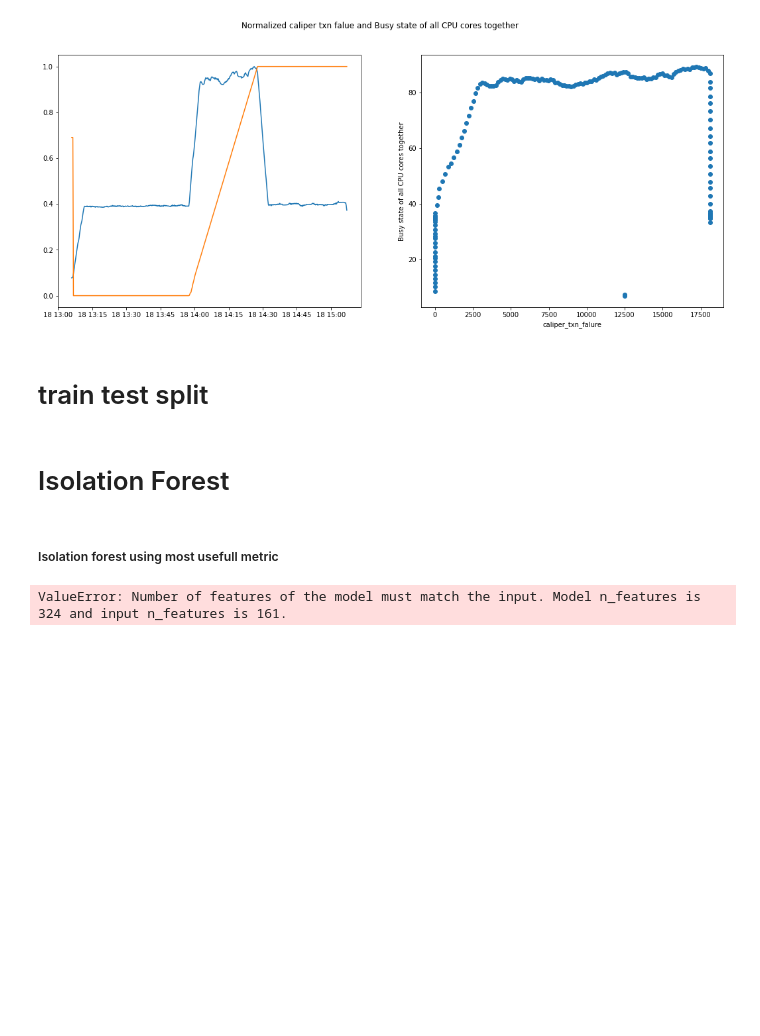
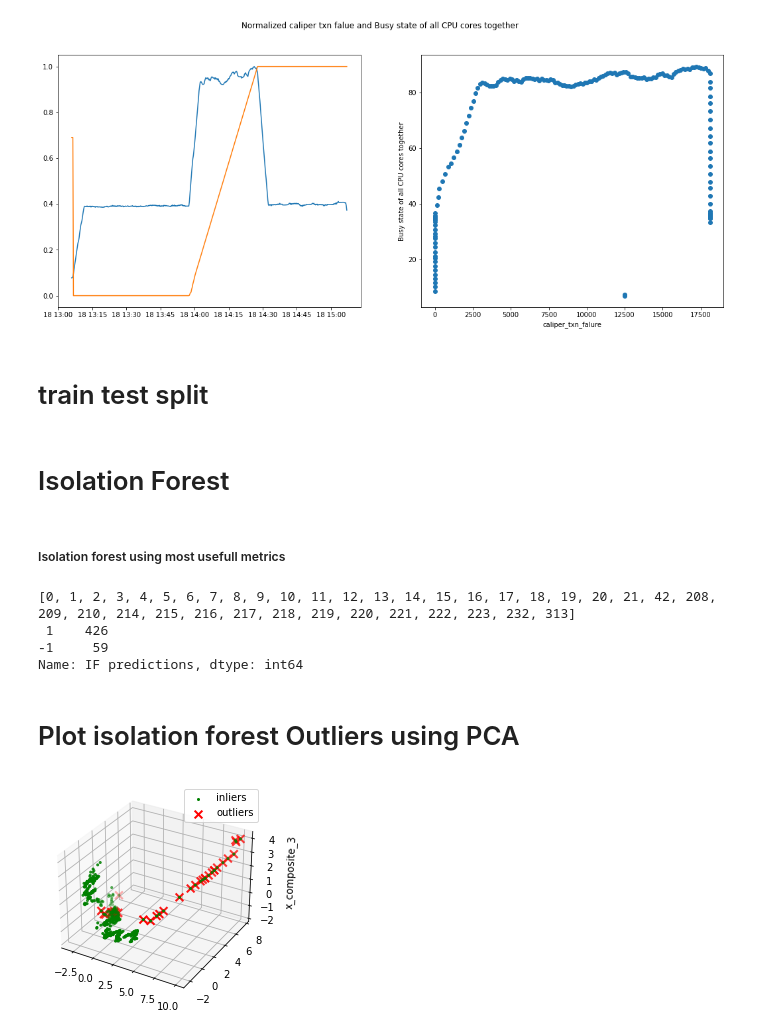
Before and after one commit to ole2252/FMS-AD, a Jupyter notebook: Correlation.ipynb, the cells around one changed output. Cells and saved outputs as stored; diff of their text form; code cells hidden in the pictures; blank space fills up the shorter version.

Commit message:
Update Correlation.ipynb
Added isolation tree

```diff
--- a/Correlation.ipynb
+++ b/Correlation.ipynb
@@ -305,11 +311,56 @@ normalized_X_train,normalized_X_test, normalized_y_train, normalized_y_test = tr
 # %% [markdown]
 # Isolation Forest
 # %% [markdown]
-##### Isolation forest using most usefull metric
+##### Isolation forest using most usefull metrics
-# %%
-from sklearn.ensemble import IsolationForest
-
-clf = IsolationForest(random_state=0).fit([list(X_train['Basic CPU info'])])
-clf.predict([list(X_test['Basic CPU info'])])
-# %% [output]
-ValueError: Number of features of the model must match the input. Model n_features is 324 and input n_features is 161.
+# %%
+to_model_columns=X_train.drop('time', axis=1).columns
+df = label_data.drop(['time', 'label'], axis=1)
+
+from sklearn.ensemble import IsolationForest
+clf=IsolationForest(n_estimators=100, max_samples='auto', contamination=float(.12), \
+                        max_features=1.0, bootstrap=False, n_jobs=-1, random_state=42, verbose=0)
+clf.fit(df)
+
+pred = clf.predict(df)
+
+# Predict on Train set inappropriate way
+df['IF predictions']=pred
+outliers=X_train.loc[df['IF predictions']==-1]
+outlier_index=list(outliers.index)
+print(outlier_index)
+#Find the number of anomalies and normal points here points classified -1 are anomalous
+print(df['IF predictions'].value_counts())
+# %% [output]
+[0, 1, 2, 3, 4, 5, 6, 7, 8, 9, 10, 11, 12, 13, 14, 15, 16, 17, 18, 19, 20, 21, 42, 208, 209, 210, 214, 215, 216, 217, 218, 219, 220, 221, 222, 223, 232, 313]
+ 1    426
+-1     59
+Name: IF predictions, dtype: int64
+# %% [markdown]
+# Plot isolation forest Outliers using PCA
+# %%
+import matplotlib.pyplot as plt
+from sklearn.decomposition import PCA
+from sklearn.preprocessing import StandardScaler
+from mpl_toolkits.mplot3d import Axes3D
+
+pca = PCA(n_components=3)  # Reduce to k=3 dimensions
+scaler = StandardScaler()
+
+#normalize the metrics
+X = scaler.fit_transform(df)
+X_reduce = pca.fit_transform(X)
+
+fig = plt.figure()
+ax = fig.add_subplot(111, projection='3d')
+ax.set_zlabel("x_composite_3")
+
+# Plot the compressed data points
+ax.scatter(X_reduce[:, 0], X_reduce[:, 1], zs=X_reduce[:, 2], s=4, lw=1, label="inliers",c="green")
+
+# Plot x's for the ground truth outliers
+ax.scatter(X_reduce[outlier_index,0],X_reduce[outlier_index,1], X_reduce[outlier_index,2],
+           lw=2, s=60, marker="x", c="red", label="outliers")
+ax.legend()
+plt.show()
+# %% [output]
+[figure, added]
```
Also changed, not shown: parts of 9 cells of this notebook.
